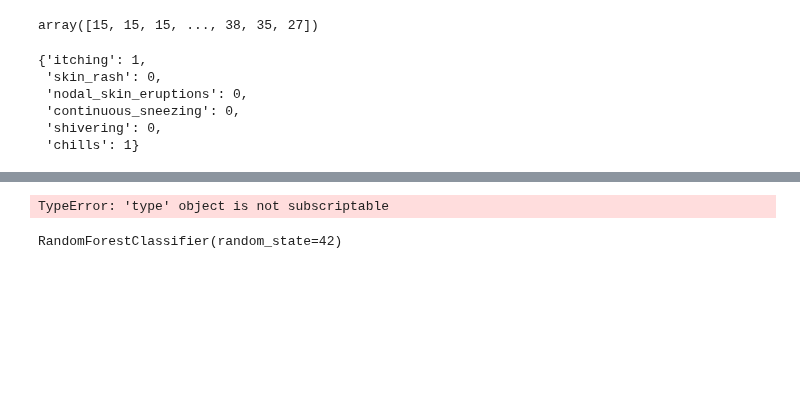
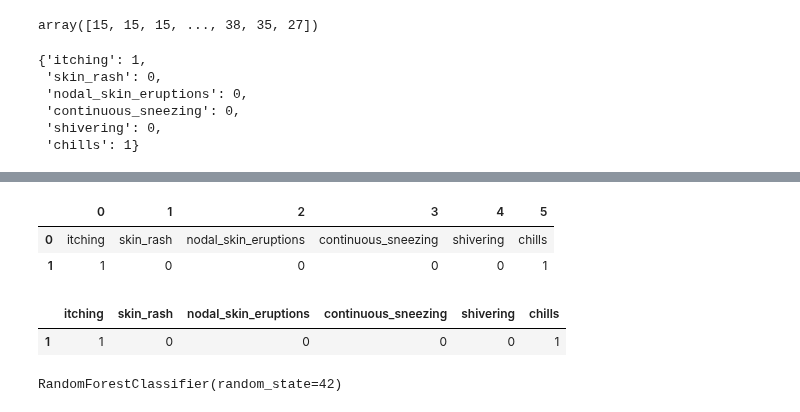
Before and after one commit to TheBlueZayn/Disease-Symptom-Prediction, a Jupyter notebook: disease-classification-after-pca-using-ann-and-rf.ipynb, the cells around one changed output, grey strips where cells are left out. Drawn from its saved outputs; the diff is of its cells as text; code cells hidden in the pictures; blank space fills up the shorter version.

```diff
--- a/disease-classification-after-pca-using-ann-and-rf.ipynb
+++ b/disease-classification-after-pca-using-ann-and-rf.ipynb
@@ -509,0 +487,5 @@ dic
+# %%
+details = {
+    "dis_keys": ["itching", "skin_rash", "nodal_skin_eruptions", "continuous_sneezing", "shivering", "chills"],
+    "dis_values" : [1, 0, 0, 0, 0, 1]
+}
@@ -510,4 +514,7 @@ dic
 # %%
-pd.DataFrame.from_dict(dic,index=range[0])
+df = pd.DataFrame(details).transpose().reset_index().drop(columns="index")
+df.head()
 # %% [output]
-TypeError: 'type' object is not subscriptable
+|  | 0 | 1 | 2 | 3 | 4 | 5 |
+| 0 | itching | skin_rash | nodal_skin_eruptions | continuous_sneezing | shivering | chills |
+| 1 | 1 | 0 | 0 | 0 | 0 | 1 |
@@ -516,3 +521,9 @@ disease_names = ["itching", "skin_rash", "nodal_skin_eruptions", "continuous_sne
+# %%
+df.columns = df.iloc[0]
+df.drop(index=0)
+# %% [output]
+|  | itching | skin_rash | nodal_skin_eruptions | continuous_sneezing | shivering | chills |
+| 1 | 1 | 0 | 0 | 0 | 0 | 1 |
 # %%
 clf = RandomForestClassifier(n_estimators=100, random_state=42)
 clf.fit(x_train, np.ravel(y_train))
```
Also changed, not shown: parts of 27 cells of this notebook, 6 other files.
